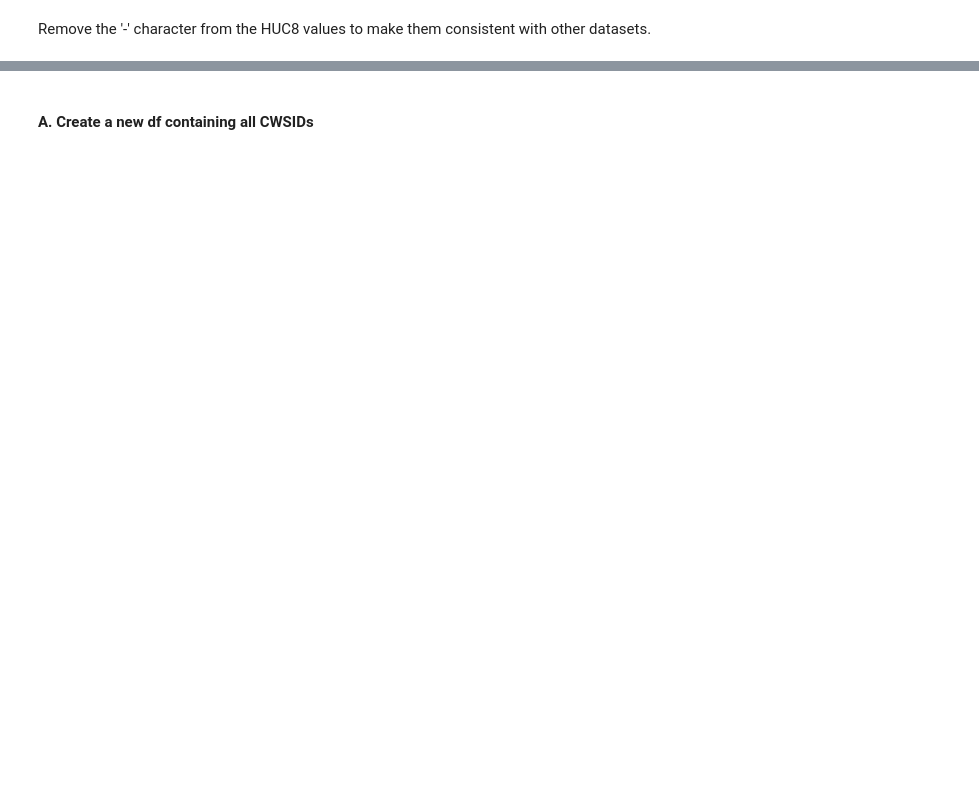
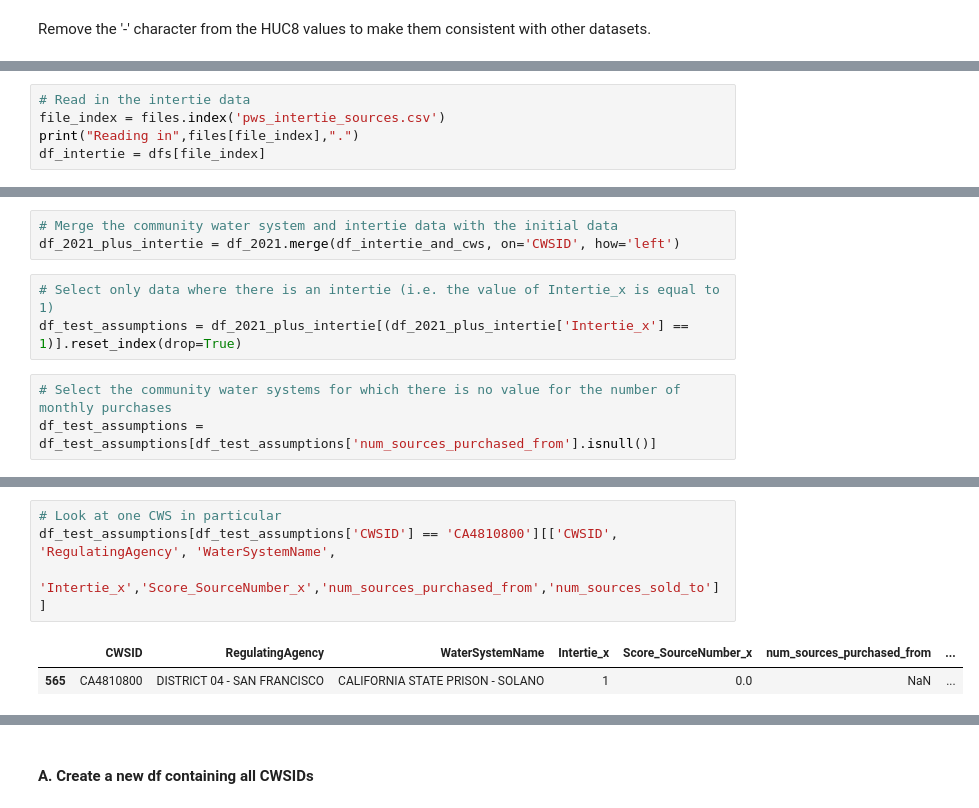
Before and after one commit to cagov/aae-dsa-water, a Jupyter notebook: water.ipynb, the cells around one changed output, grey strips where cells are left out. Cells and saved outputs as stored; diff of their text form; blank space fills up the shorter version.

```diff
--- a/water.ipynb
+++ b/water.ipynb
@@ -160,0 +200,5 @@ df_initial.shape
+# %%
+# Read in the intertie data
+file_index = files.index('pws_intertie_sources.csv')
+print("Reading in",files[file_index],".")
+df_intertie = dfs[file_index]
@@ -160,0 +233,9 @@ df_initial.shape
+# %%
+# Merge the community water system and intertie data with the initial data
+df_2021_plus_intertie = df_2021.merge(df_intertie_and_cws, on='CWSID', how='left')
+# %%
+# Select only data where there is an intertie (i.e. the value of Intertie_x is equal to 1)
+df_test_assumptions = df_2021_plus_intertie[(df_2021_plus_intertie['Intertie_x'] == 1)].reset_index(drop=True)
+# %%
+# Select the community water systems for which there is no value for the number of monthly purchases
+df_test_assumptions = df_test_assumptions[df_test_assumptions['num_sources_purchased_from'].isnull()]
@@ -160,0 +252,7 @@ df_initial.shape
+# %%
+# Look at one CWS in particular
+df_test_assumptions[df_test_assumptions['CWSID'] == 'CA4810800'][['CWSID', 'RegulatingAgency', 'WaterSystemName',
+                                                                  'Intertie_x','Score_SourceNumber_x','num_sources_purchased_from','num_sources_sold_to']]
+# %% [output]
+|  | CWSID | RegulatingAgency | WaterSystemName | Intertie_x | Score_SourceNumber_x | num_sources_purchased_from | ... |
+| 565 | CA4810800 | DISTRICT 04 - SAN FRANCISCO | CALIFORNIA STATE PRISON - SOLANO | 1 | 0.0 | NaN | ... |
```
Also changed, not shown: parts of 230 cells of this notebook.
